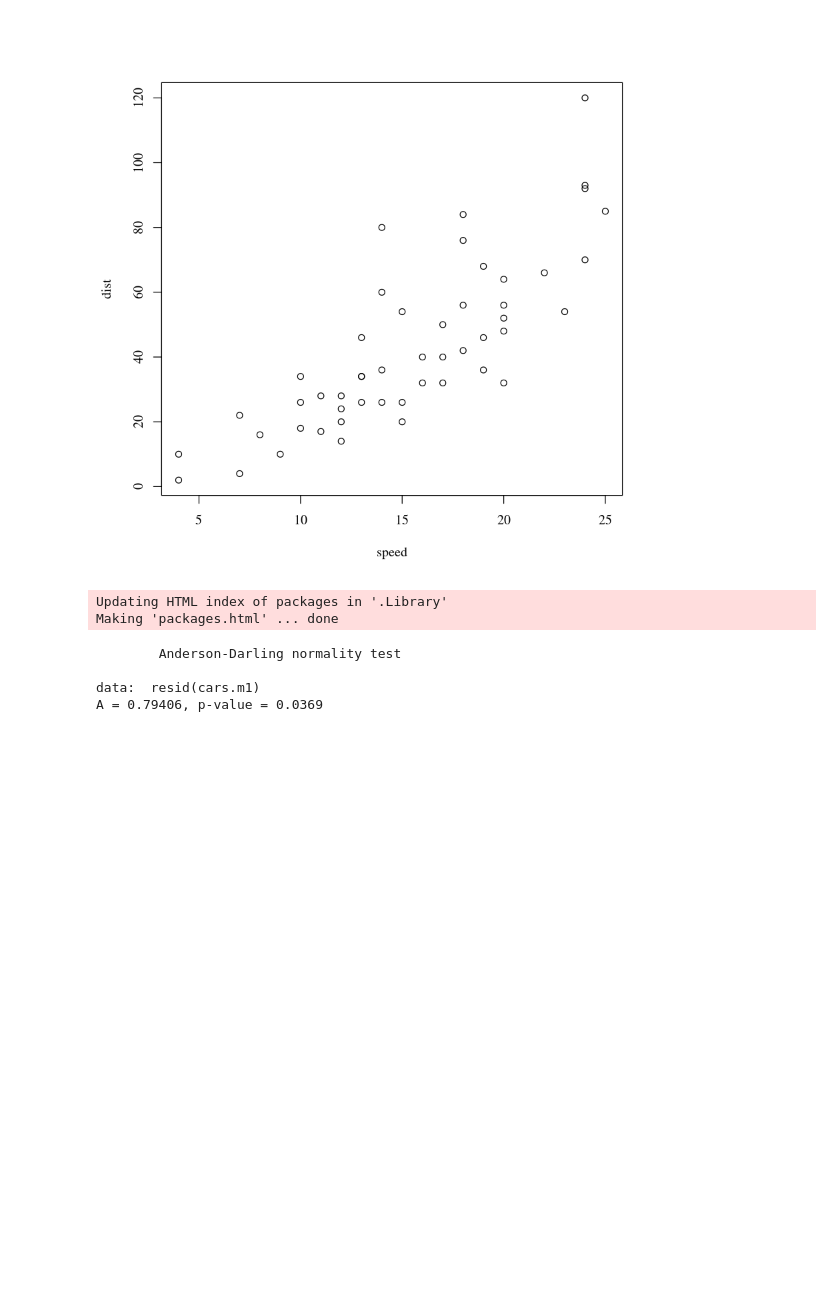
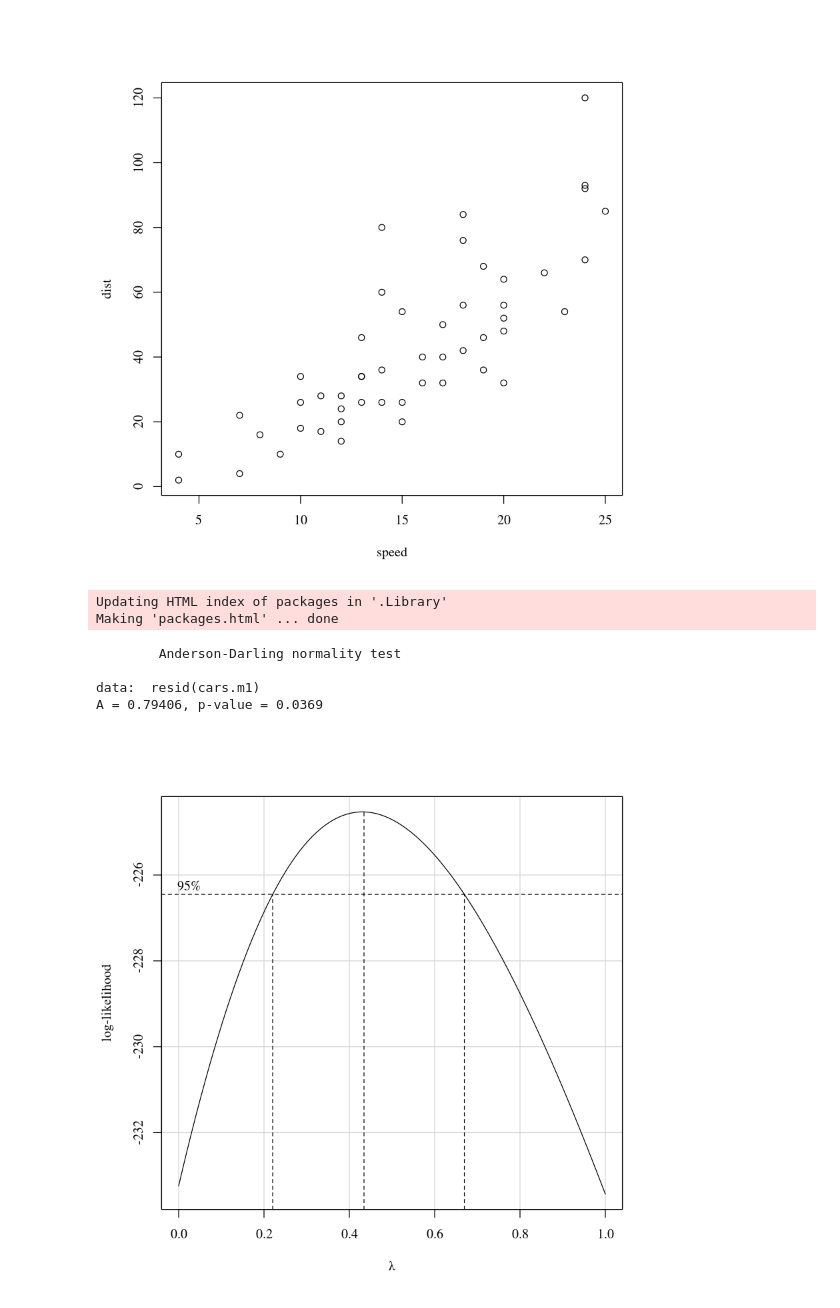
Before and after one commit to jgomezz/MsEstadAplic_MetodosEstadisticos, a Jupyter notebook: RegresionAplicada-10-Transformacion.ipynb, the cells around one changed output. Drawn from its saved outputs; the diff is of its cells as text; code cells hidden in the pictures; blank space fills up the shorter version.

```diff
--- a/RegresionAplicada-10-Transformacion.ipynb
+++ b/RegresionAplicada-10-Transformacion.ipynb
@@ -228,3 +228,13 @@ A = 0.79406, p-value = 0.0369
 #  4) Se rechaza HO
 #
 #  CONCLUSION: Los errores no tienen distribución normal
+# %%
+# Librería alr3
+
+# Buscar una transformacion aplicado sobre Y para aplicar el supuesto de normalidad
+#
+boxCox(cars.m1, lambda = seq(0, 1, by = 0.1))
+
+# Para escoger el valor de lambda, se escoge el valor max de log-likehood ( es similar a la SCRes minimos)
+# %% [output]
+[figure, added]
```
Also changed, not shown: parts of 1 cell of this notebook.
